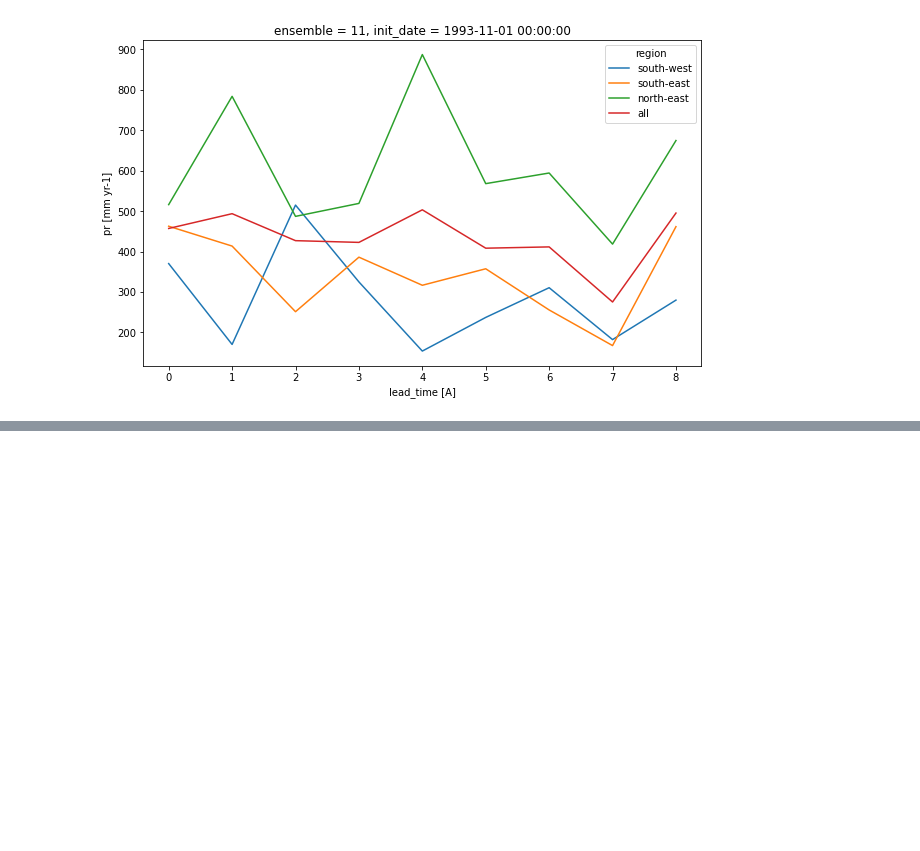
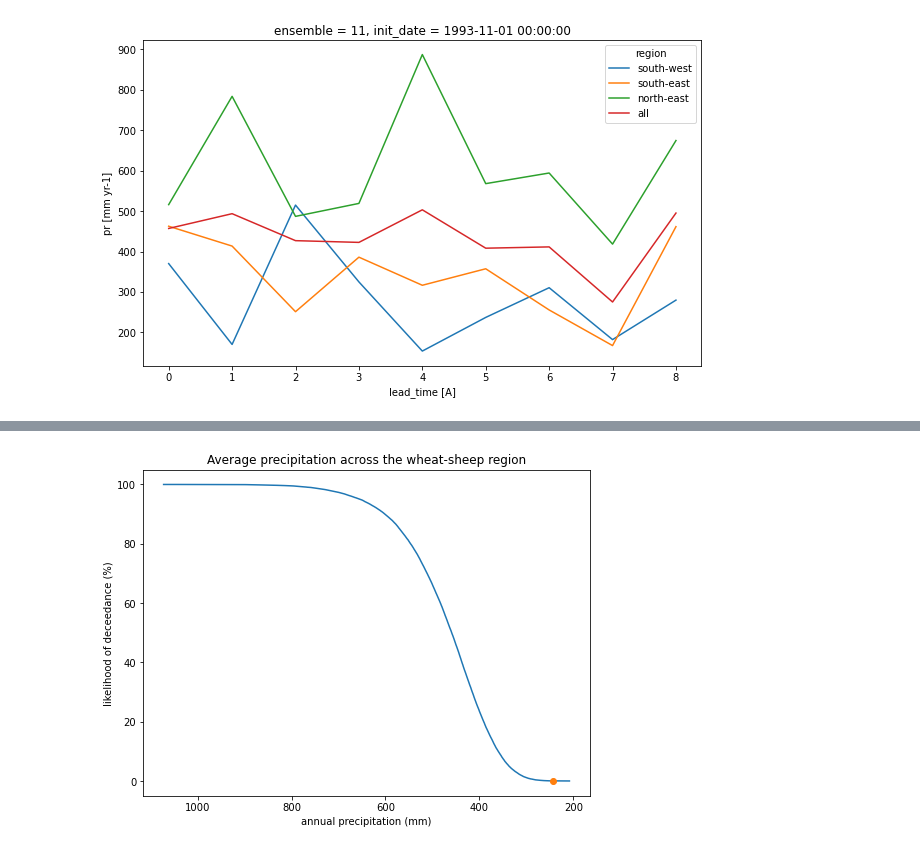
Before and after one commit to AusClimateService/unseen, a Jupyter notebook: notebooks/ag_analysis.ipynb, the cells around one changed output, grey strips where cells are left out. Saved outputs shown, nothing was run; the diff lists cells and outputs as text; code cells hidden in the pictures; blank space fills up the shorter version.

```diff
--- a/notebooks/ag_analysis.ipynb
+++ b/notebooks/ag_analysis.ipynb
@@ -305,0 +338,12 @@ for region in ['all', 'south-west', 'south-east', 'north-east']:
+# %%
+fig = plt.figure(figsize=[8, 6])
+ax = fig.add_subplot()
+ax.plot(data, 100 - (exceedance * 100))
+ax.invert_xaxis()
+ax.set_title('Average precipitation across the wheat-sheep region')
+ax.set_ylabel('likelihood of deceedance (%)')
+ax.set_xlabel('annual precipitation (mm)')
+ax.plot(244.0081797, 0, 'o')
+plt.show()
+# %% [output]
+[figure, added]
```
Also changed, not shown: parts of 9 cells of this notebook, 1 other file.
